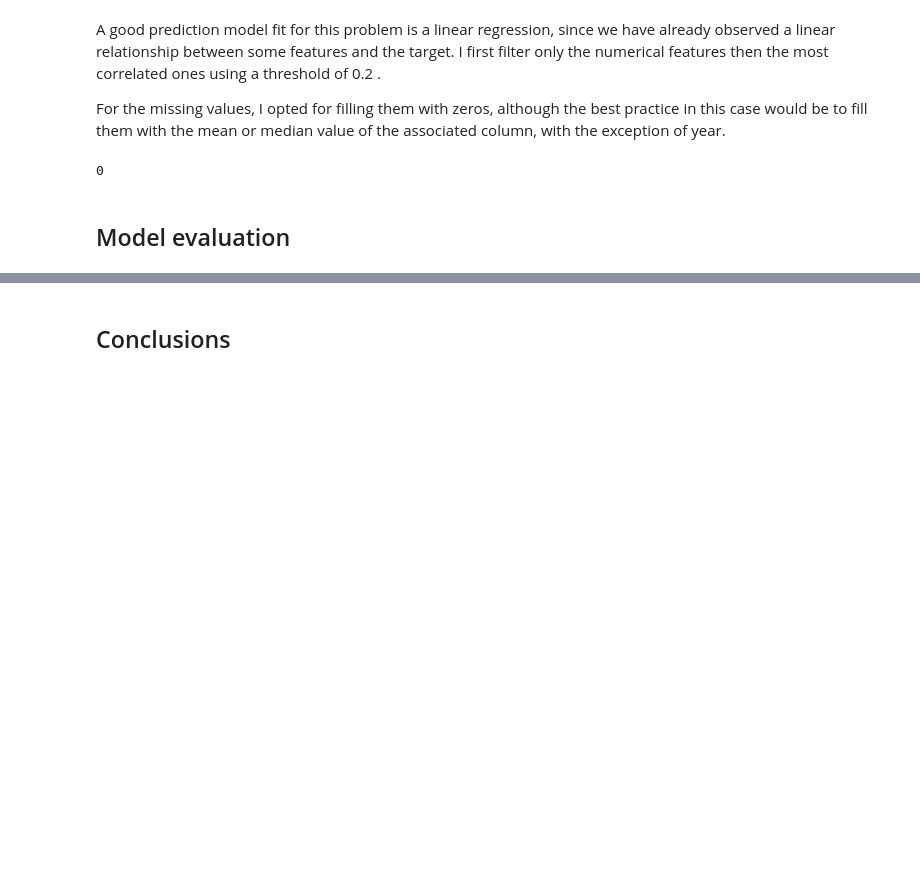
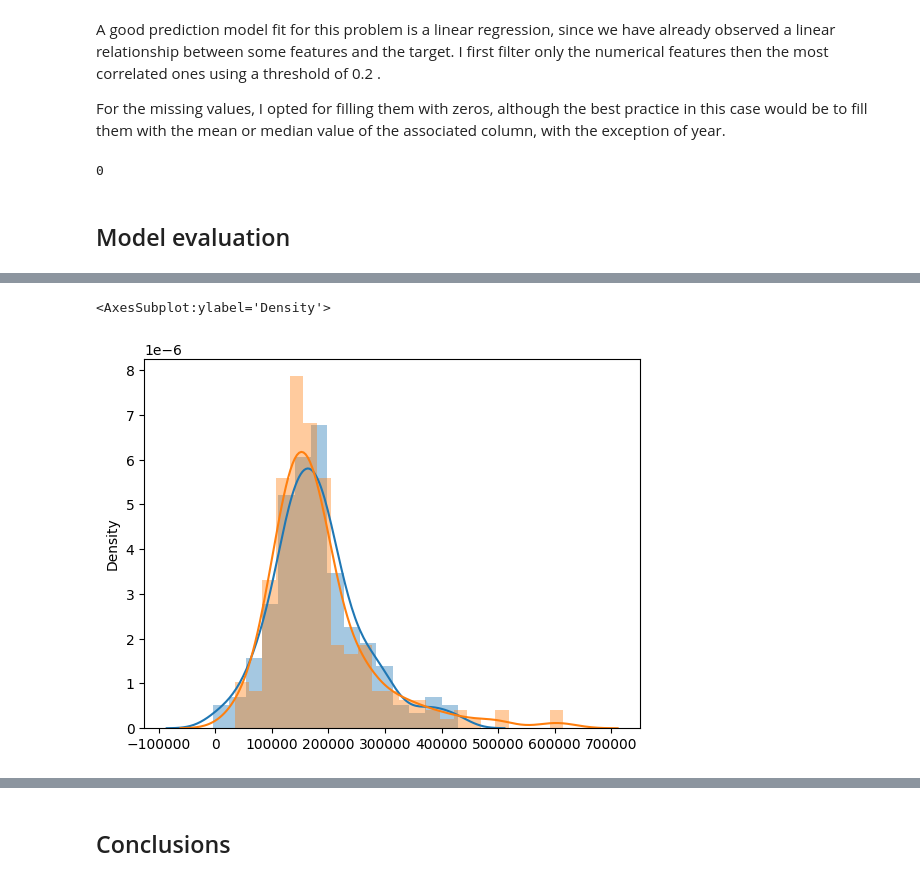
Before and after one commit to luaoliveira/machine-learning, a Jupyter notebook: mv-linear-regression/Minehr/case.ipynb, the cells around one changed output, grey strips where cells are left out. Saved outputs shown, nothing was run; the diff lists cells and outputs as text; code cells hidden in the pictures; blank space fills up the shorter version.

```diff
--- a/mv-linear-regression/Minehr/case.ipynb
+++ b/mv-linear-regression/Minehr/case.ipynb
@@ -150,3 +160,9 @@ pd.DataFrame(data={'rs': rs, 'mse': mse,'rmse':rmse}, index=[1])
+# %%
+sns.distplot(y_pred)
+sns.distplot(y_test)
+# %% [output]
+<AxesSubplot:ylabel='Density'>
+[figure, added]
 # %%
 diff = np.subtract(y_pred, y_test)
 # %%
```
Also changed, not shown: parts of 10 cells of this notebook.
